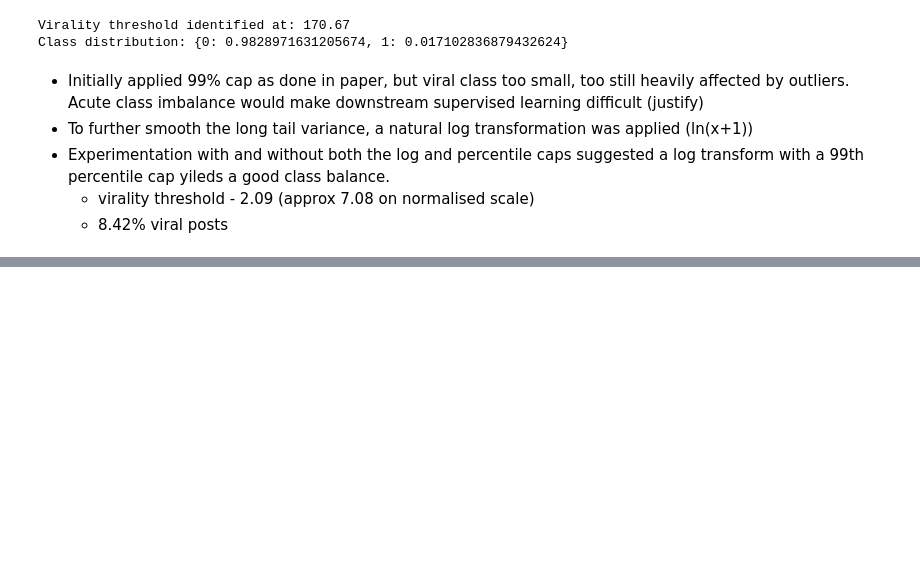
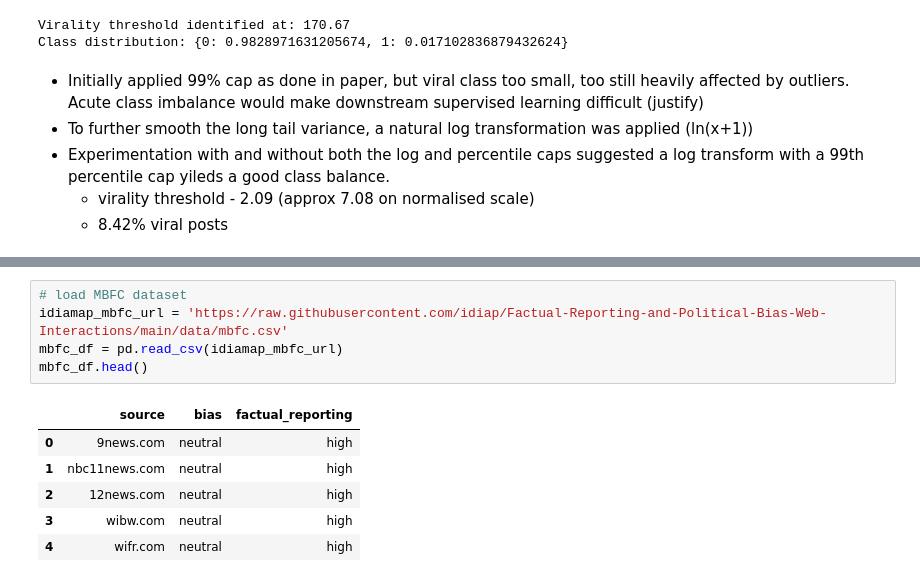
Before and after one commit to katechamberlain1/reddit-misinfo-virality, a Jupyter notebook: notebooks/05_virality_predictor.ipynb, the cells around one changed output, grey strips where cells are left out. Drawn from its saved outputs; the diff is of its cells as text; blank space fills up the shorter version.

```diff
--- a/notebooks/05_virality_predictor.ipynb
+++ b/notebooks/05_virality_predictor.ipynb
@@ -195,0 +403,12 @@ Modality Constraints: The native hasImage binary flag to assess how visual forma
+# %%
+# load MBFC dataset
+idiamap_mbfc_url = 'https://raw.githubusercontent.com/idiap/Factual-Reporting-and-Political-Bias-Web-Interactions/main/data/mbfc.csv'
+mbfc_df = pd.read_csv(idiamap_mbfc_url)
+mbfc_df.head()
+# %% [output]
+|  | source | bias | factual_reporting |
+| 0 | 9news.com | neutral | high |
+| 1 | nbc11news.com | neutral | high |
+| 2 | 12news.com | neutral | high |
+| 3 | wibw.com | neutral | high |
+| 4 | wifr.com | neutral | high |
```
Also changed, not shown: parts of 49 cells of this notebook, 9 other files.
